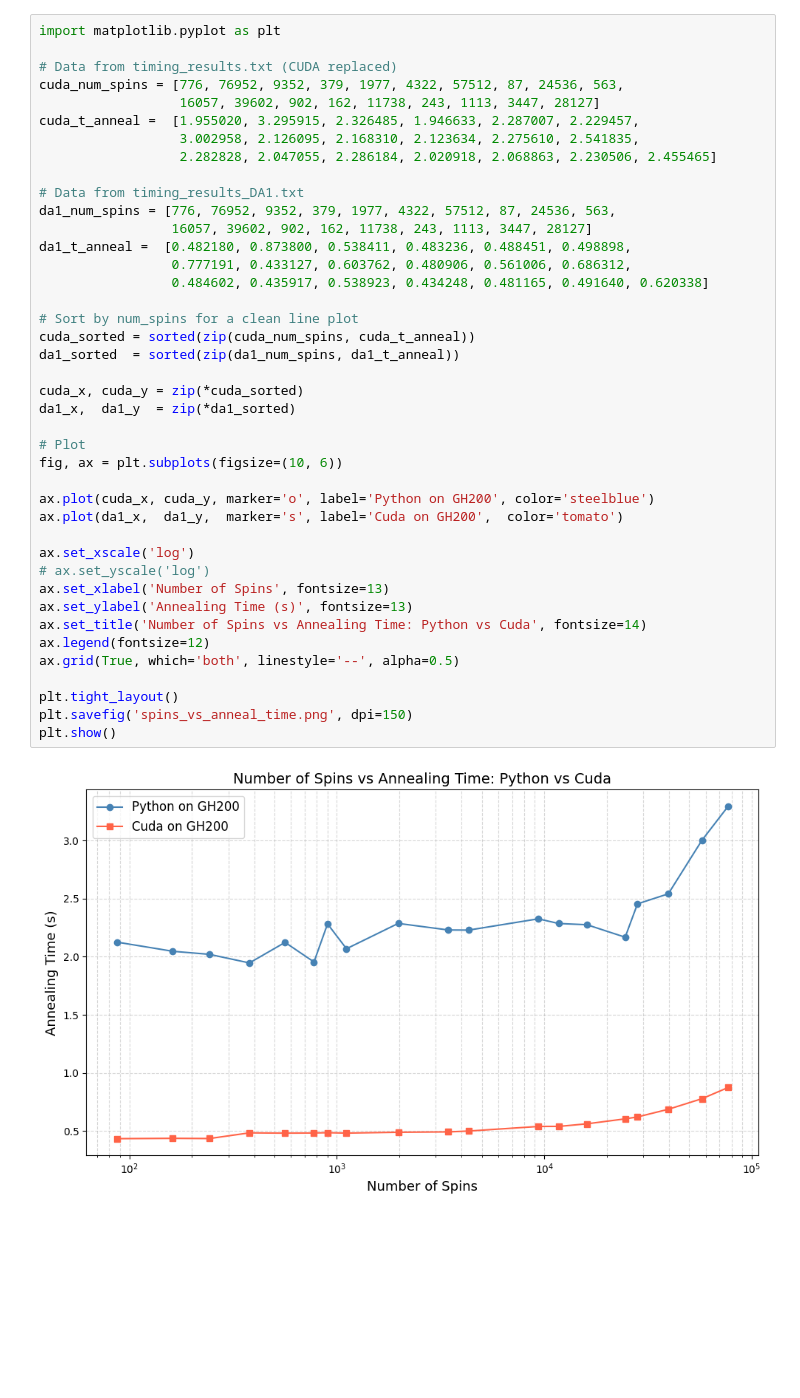
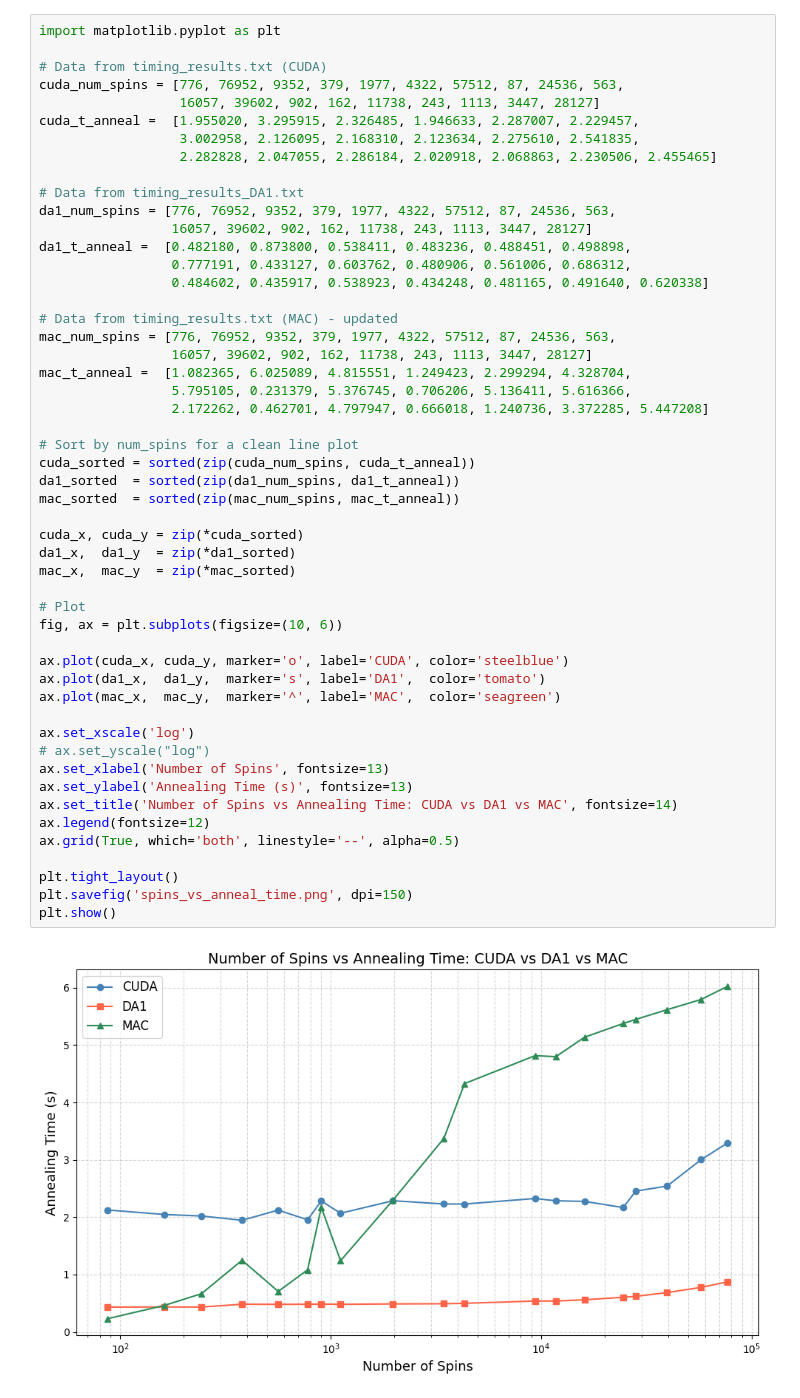
Before and after one commit to AdvithDesu/Digital_Annealer, a Jupyter notebook: Plotting shit.ipynb, the cells around one changed output. Cells and saved outputs as stored; diff of their text form; blank space fills up the shorter version.

Commit message:
new plots

```diff
--- a/Plotting shit.ipynb
+++ b/Plotting shit.ipynb
@@ -1,7 +5,7 @@
 # %%
 import matplotlib.pyplot as plt
 
-# Data from timing_results.txt (CUDA replaced)
+# Data from timing_results.txt (CUDA)
 cuda_num_spins = [776, 76952, 9352, 379, 1977, 4322, 57512, 87, 24536, 563,
                   16057, 39602, 902, 162, 11738, 243, 1113, 3447, 28127]
 cuda_t_anneal =  [1.955020, 3.295915, 2.326485, 1.946633, 2.287007, 2.229457,
@@ -9,35 +13,45 @@ cuda_t_anneal =  [1.955020, 3.295915, 2.326485, 1.946633, 2.287007, 2.229457,
                   2.282828, 2.047055, 2.286184, 2.020918, 2.068863, 2.230506, 2.455465]
 
 # Data from timing_results_DA1.txt
 da1_num_spins = [776, 76952, 9352, 379, 1977, 4322, 57512, 87, 24536, 563,
                  16057, 39602, 902, 162, 11738, 243, 1113, 3447, 28127]
 da1_t_anneal =  [0.482180, 0.873800, 0.538411, 0.483236, 0.488451, 0.498898,
                  0.777191, 0.433127, 0.603762, 0.480906, 0.561006, 0.686312,
                  0.484602, 0.435917, 0.538923, 0.434248, 0.481165, 0.491640, 0.620338]
 
+# Data from timing_results.txt (MAC) - updated
+mac_num_spins = [776, 76952, 9352, 379, 1977, 4322, 57512, 87, 24536, 563,
+                 16057, 39602, 902, 162, 11738, 243, 1113, 3447, 28127]
+mac_t_anneal =  [1.082365, 6.025089, 4.815551, 1.249423, 2.299294, 4.328704,
+                 5.795105, 0.231379, 5.376745, 0.706206, 5.136411, 5.616366,
+                 2.172262, 0.462701, 4.797947, 0.666018, 1.240736, 3.372285, 5.447208]
+
 # Sort by num_spins for a clean line plot
 cuda_sorted = sorted(zip(cuda_num_spins, cuda_t_anneal))
 da1_sorted  = sorted(zip(da1_num_spins, da1_t_anneal))
+mac_sorted  = sorted(zip(mac_num_spins, mac_t_anneal))
 
 cuda_x, cuda_y = zip(*cuda_sorted)
 da1_x,  da1_y  = zip(*da1_sorted)
+mac_x,  mac_y  = zip(*mac_sorted)
 
 # Plot
 fig, ax = plt.subplots(figsize=(10, 6))
 
-ax.plot(cuda_x, cuda_y, marker='o', label='Python on GH200', color='steelblue')
-ax.plot(da1_x,  da1_y,  marker='s', label='Cuda on GH200',  color='tomato')
+ax.plot(cuda_x, cuda_y, marker='o', label='CUDA', color='steelblue')
+ax.plot(da1_x,  da1_y,  marker='s', label='DA1',  color='tomato')
+ax.plot(mac_x,  mac_y,  marker='^', label='MAC',  color='seagreen')
 
 ax.set_xscale('log')
-# ax.set_yscale('log')
+# ax.set_yscale("log")
 ax.set_xlabel('Number of Spins', fontsize=13)
 ax.set_ylabel('Annealing Time (s)', fontsize=13)
-ax.set_title('Number of Spins vs Annealing Time: Python vs Cuda', fontsize=14)
+ax.set_title('Number of Spins vs Annealing Time: CUDA vs DA1 vs MAC', fontsize=14)
 ax.legend(fontsize=12)
 ax.grid(True, which='both', linestyle='--', alpha=0.5)
 
 plt.tight_layout()
 plt.savefig('spins_vs_anneal_time.png', dpi=150)
 plt.show()
 # %% [output]
-[figure, old version]
+[figure, new version]
```
Also changed, not shown: parts of 1 cell of this notebook.
